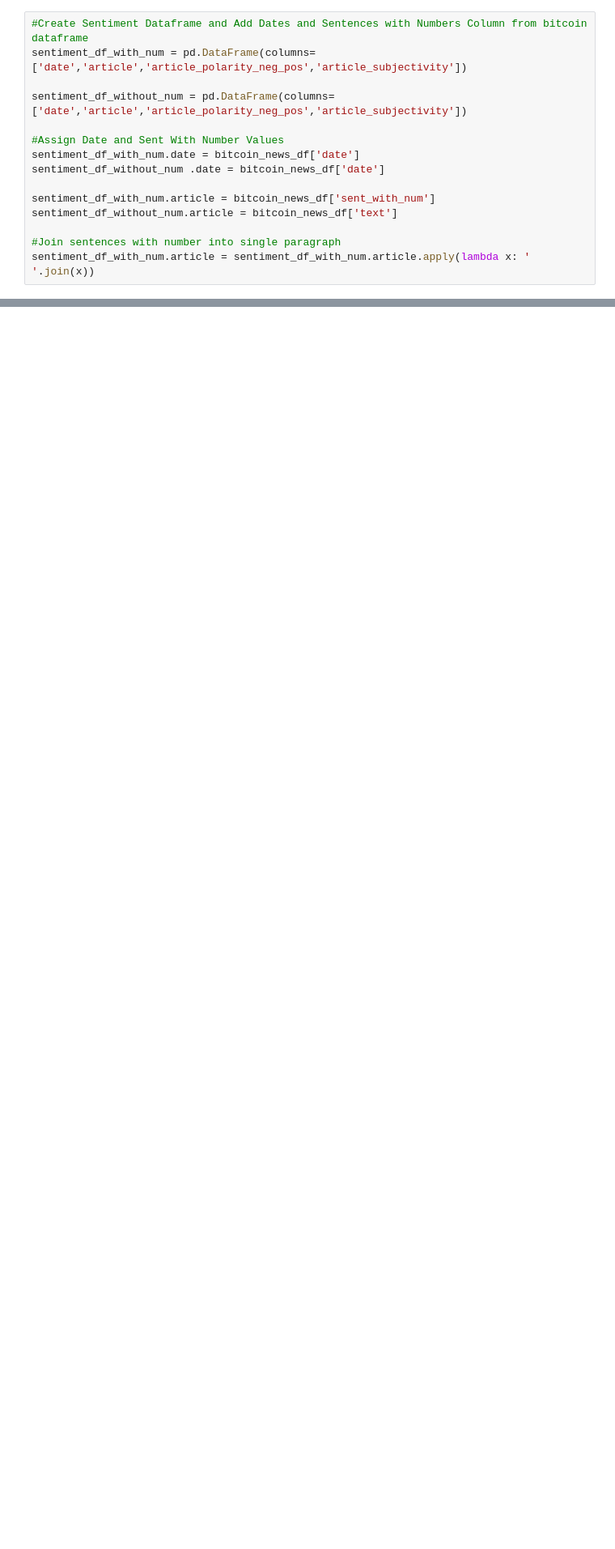
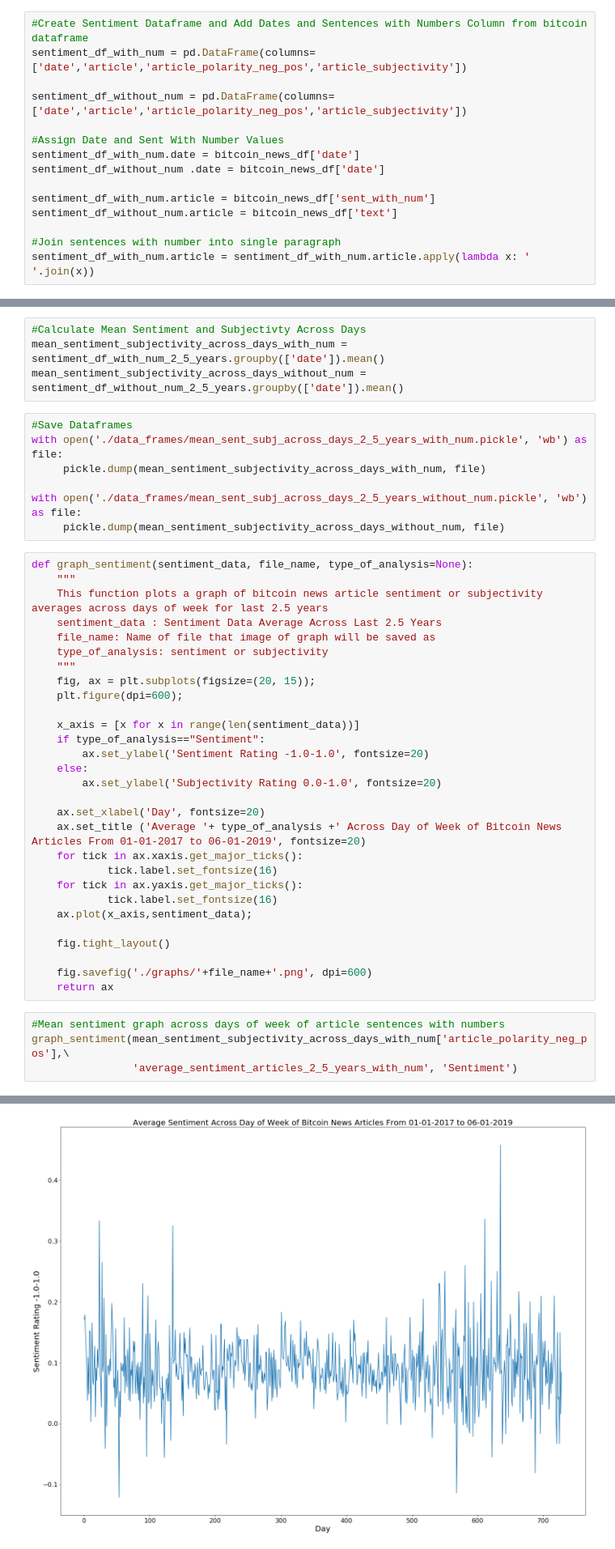
Before and after one commit to MohammadBakir/Bitcoin-Price-Prediction, a Jupyter notebook: sentiment_analysis/bitcoin_news_sentiment_analysis.ipynb, the cells around one changed output, grey strips where cells are left out. Shown at 81% size. Cells and saved outputs as stored; diff of their text form; blank space fills up the shorter version.

```diff
--- a/sentiment_analysis/bitcoin_news_sentiment_analysis.ipynb
+++ b/sentiment_analysis/bitcoin_news_sentiment_analysis.ipynb
@@ -71,0 +102,45 @@ subjectivity_articles_without_num = subjectivity_parser(sentiment_df_without_num
+# %%
+#Calculate Mean Sentiment and Subjectivty Across Days
+mean_sentiment_subjectivity_across_days_with_num = sentiment_df_with_num_2_5_years.groupby(['date']).mean()
+mean_sentiment_subjectivity_across_days_without_num = sentiment_df_without_num_2_5_years.groupby(['date']).mean()
+# %%
+#Save Dataframes
+with open('./data_frames/mean_sent_subj_across_days_2_5_years_with_num.pickle', 'wb') as file:
+     pickle.dump(mean_sentiment_subjectivity_across_days_with_num, file)
+
+with open('./data_frames/mean_sent_subj_across_days_2_5_years_without_num.pickle', 'wb') as file:
+     pickle.dump(mean_sentiment_subjectivity_across_days_without_num, file)
+# %%
+def graph_sentiment(sentiment_data, file_name, type_of_analysis=None):
+    """
+    This function plots a graph of bitcoin news article sentiment or subjectivity averages across days of week for last 2.5 years
+    sentiment_data : Sentiment Data Average Across Last 2.5 Years
+    file_name: Name of file that image of graph will be saved as
+    type_of_analysis: sentiment or subjectivity
+    """
+    fig, ax = plt.subplots(figsize=(20, 15));
+    plt.figure(dpi=600);
+
+    x_axis = [x for x in range(len(sentiment_data))]
+    if type_of_analysis=="Sentiment":
+        ax.set_ylabel('Sentiment Rating -1.0-1.0', fontsize=20)
+    else:
+        ax.set_ylabel('Subjectivity Rating 0.0-1.0', fontsize=20)
+
+    ax.set_xlabel('Day', fontsize=20)
+    ax.set_title ('Average '+ type_of_analysis +' Across Day of Week of Bitcoin News Articles From 01-01-2017 to 06-01-2019', fontsize=20)
+    for tick in ax.xaxis.get_major_ticks():
+            tick.label.set_fontsize(16)
+    for tick in ax.yaxis.get_major_ticks():
+            tick.label.set_fontsize(16)
+    ax.plot(x_axis,sentiment_data);
+
+    fig.tight_layout()
+
+    fig.savefig('./graphs/'+file_name+'.png', dpi=600)
+    return ax
+# %%
+#Mean sentiment graph across days of week of article sentences with numbers
+graph_sentiment(mean_sentiment_subjectivity_across_days_with_num['article_polarity_neg_pos'],\
+                'average_sentiment_articles_2_5_years_with_num', 'Sentiment')
+# %% [output]
@@ -71,0 +148 @@ subjectivity_articles_without_num = subjectivity_parser(sentiment_df_without_num
+[figure, added]
```
Also changed, not shown: parts of 15 cells of this notebook, 9 other files.
